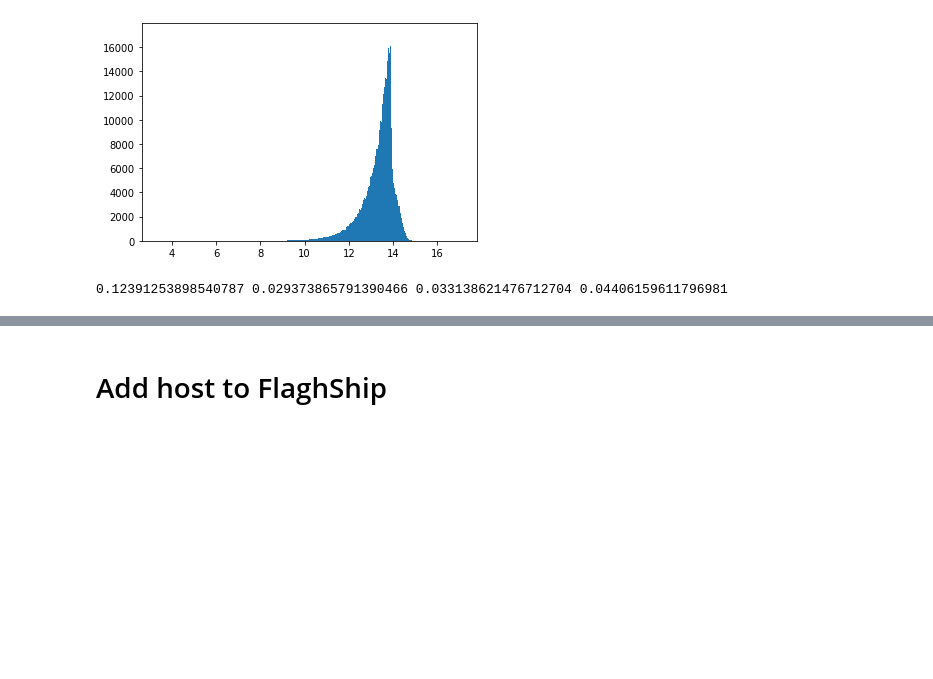
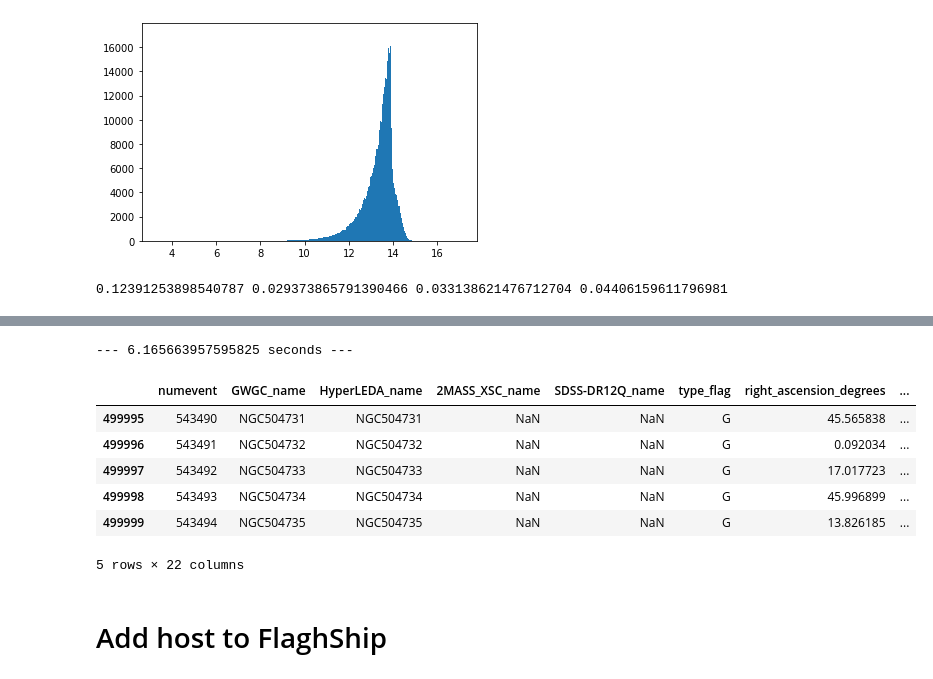
Before and after one commit to RCianca/DarkSirensStat, a Jupyter notebook: ProxyGenerator/GLADE-inator.ipynb, the cells around one changed output, grey strips where cells are left out. Drawn from its saved outputs; the diff is of its cells as text; code cells hidden in the pictures; blank space fills up the shorter version.

```diff
--- a/ProxyGenerator/GLADE-inator.ipynb
+++ b/ProxyGenerator/GLADE-inator.ipynb
@@ -284,7 +286,7 @@ colnames=['ra_gal', 'dec_gal', 'observed_redshift_gal', 'true_redshift_gal',
        'x_gal', 'y_gal', 'z_gal', 'vx_gal', 'vy_gal', 'vz_gal']
 randflagship = pd.DataFrame(columns=colnames)
 # %%
-randflagship=randflagship.append(flagship.sample(500), ignore_index=True)
+randflagship=randflagship.append(flagship.sample(500000), ignore_index=True)
 # %%
 flagship=randflagship
 # %%
@@ -428,7 +433,17 @@ with Pool(10) as p:
     tmp=p.map(GLADE_inator, arr)
 print("--- %s seconds ---" % (time.time() - start_time))
 #glade_like.to_csv(r'GLADE_flagship.txt', header=None, index=None, sep=' ', mode='a')
+# %% [output]
+--- 6.165663957595825 seconds ---
 # %%
 glade_like=glade_like.append(tmp, ignore_index=True)
-glade_like.head()
+glade_like.tail()
+# %% [output]
+|  | numevent | GWGC_name | HyperLEDA_name | 2MASS_XSC_name | SDSS-DR12Q_name | type_flag | right_ascension_degrees | ... |
+| 499995 | 543490 | NGC504731 | NGC504731 | NaN | NaN | G | 45.565838 | ... |
+| 499996 | 543491 | NGC504732 | NGC504732 | NaN | NaN | G | 0.092034 | ... |
+| 499997 | 543492 | NGC504733 | NGC504733 | NaN | NaN | G | 17.017723 | ... |
+| 499998 | 543493 | NGC504734 | NGC504734 | NaN | NaN | G | 45.996899 | ... |
+| 499999 | 543494 | NGC504735 | NGC504735 | NaN | NaN | G | 13.826185 | ... |
+5 rows × 22 columns
 # %%
```
Also changed, not shown: parts of 28 cells of this notebook, 3 other files.
